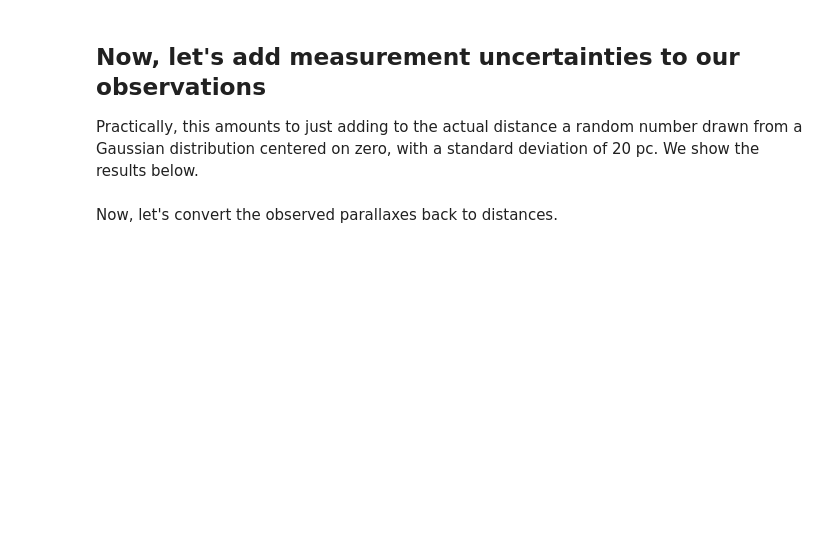
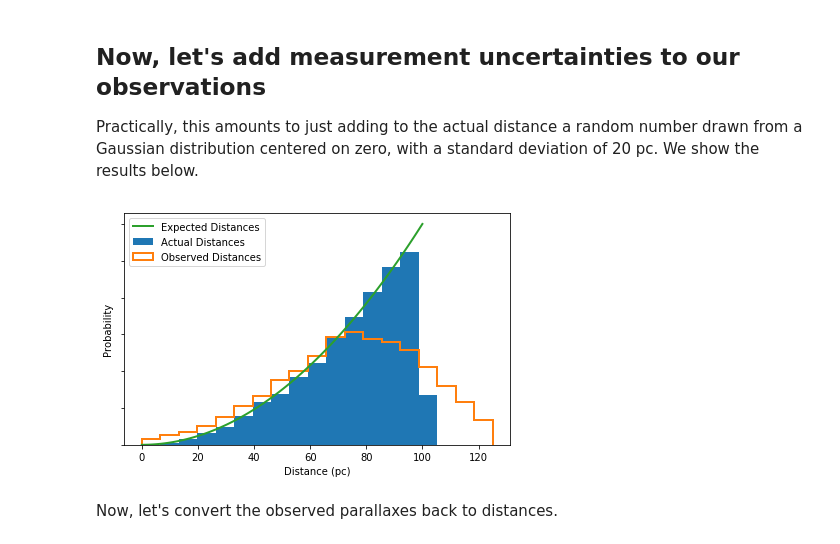
Before and after one commit to astrostatistics-in-crete/2019_summer_school, a Jupyter notebook: Bayesian/Bayesian_S.ipynb, the cells around one changed output. Saved outputs shown, nothing was run; the diff lists cells and outputs as text; code cells hidden in the pictures; blank space fills up the shorter version.

```diff
--- a/Bayesian/Bayesian_S.ipynb
+++ b/Bayesian/Bayesian_S.ipynb
@@ -53,34 +57,36 @@ Practically, this amounts to just adding to the actual distance a random number
 # %%
 import numpy as np
 import matplotlib.pyplot as plt
 
 %matplotlib inline
 
 bins = np.linspace(0, 125, 20)
 
 # Generate mock observations
-distance_observed = distance + np.random.normal(0, 20.0, size=len(distance))
+observed_distance = distance + np.random.normal(0, 20.0, size=len(distance))
 
 # Plot histogram of distances and observed distances
 plt.hist(distance, bins=bins, normed=True, label='Actual Distances')
-plt.hist(distance_observed, bins=bins, normed=True, label='Observed Distances', histtype='step', linewidth=2)
+plt.hist(observed_distance, bins=bins, normed=True, label='Observed Distances', histtype='step', linewidth=2)
 
 # Plot expectation from a constant stellar density sphere
 tmp_x = np.linspace(0, 100, 100)
 plt.plot(tmp_x, (tmp_x)**2*3.0/100.0**3, label='Expected Distances', linewidth=2)
 
 
 # Add plot legend
 plt.legend()
 
 # Make plot pretty
 plt.gca().set_yticklabels([])
 
 plt.xlabel('Distance (pc)')
 plt.ylabel('Probability')
 
 plt.tight_layout()
 plt.show()
+# %% [output]
+[figure, added]
 # %% [markdown]
 Now, let's convert the observed parallaxes back to distances.
 # %% [markdown]
```
Also changed, not shown: parts of 2 cells of this notebook.
